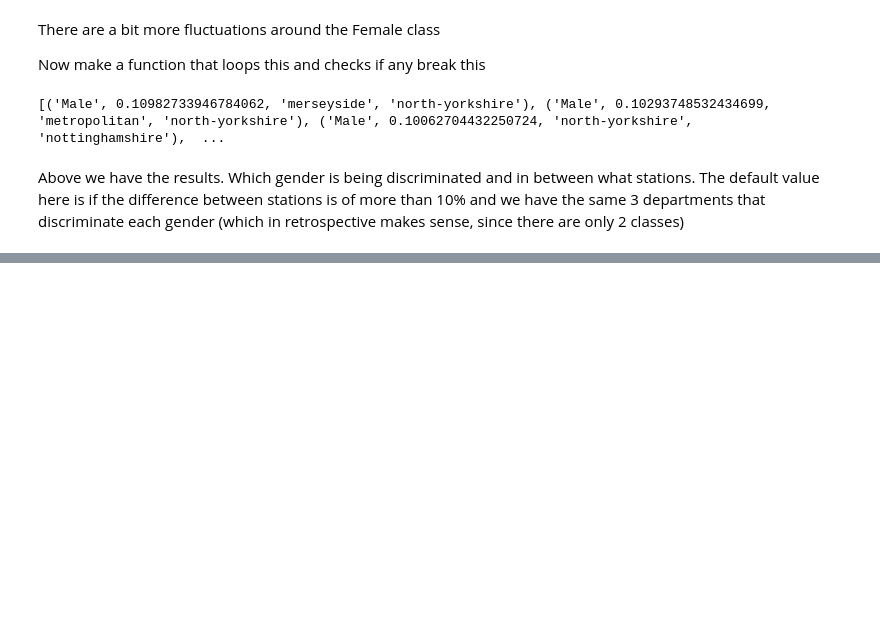
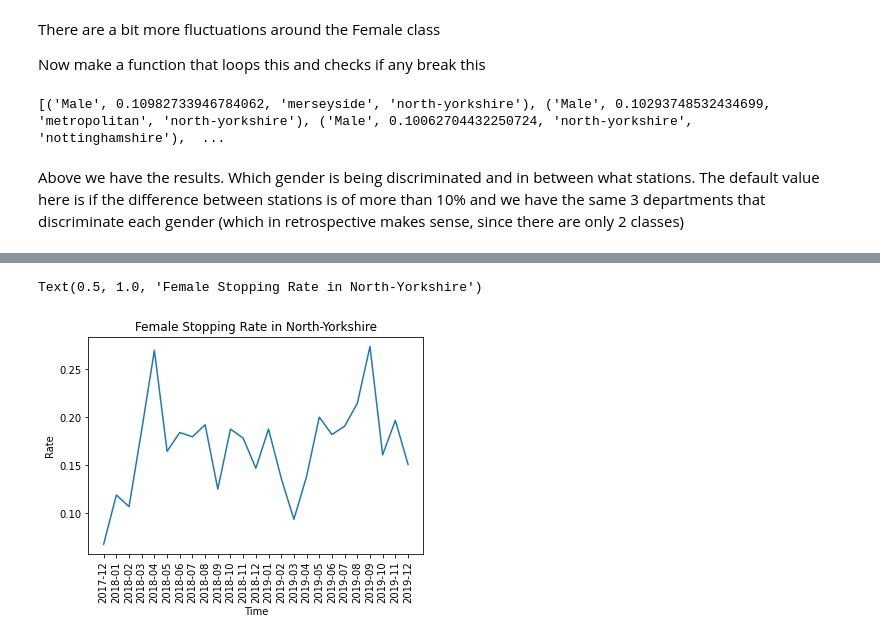
Before and after one commit to dbsousa01/Batch4-Capstone, a Jupyter notebook: Discrimination_EDA.ipynb, the cells around one changed output, grey strips where cells are left out. Drawn from its saved outputs; the diff is of its cells as text; code cells hidden in the pictures; blank space fills up the shorter version.

```diff
--- a/Discrimination_EDA.ipynb
+++ b/Discrimination_EDA.ipynb
@@ -115,0 +181,10 @@ Now let's try and add time into factor here. Check if this occurs more specifica
+# %%
+# For females is just 1-Males
+plt.plot(Male_year_station_df_norm_ny["year-month"], 1 - Male_year_station_df_norm_ny["Gender"])
+plt.xticks(Male_year_station_df_norm_ny["year-month"], rotation='vertical')
+plt.ylabel("Rate")
+plt.xlabel("Time")
+plt.title("Female Stopping Rate in North-Yorkshire")
+# %% [output]
+Text(0.5, 1.0, 'Female Stopping Rate in North-Yorkshire')
+[figure, added]
```
Also changed, not shown: parts of 9 cells of this notebook.
